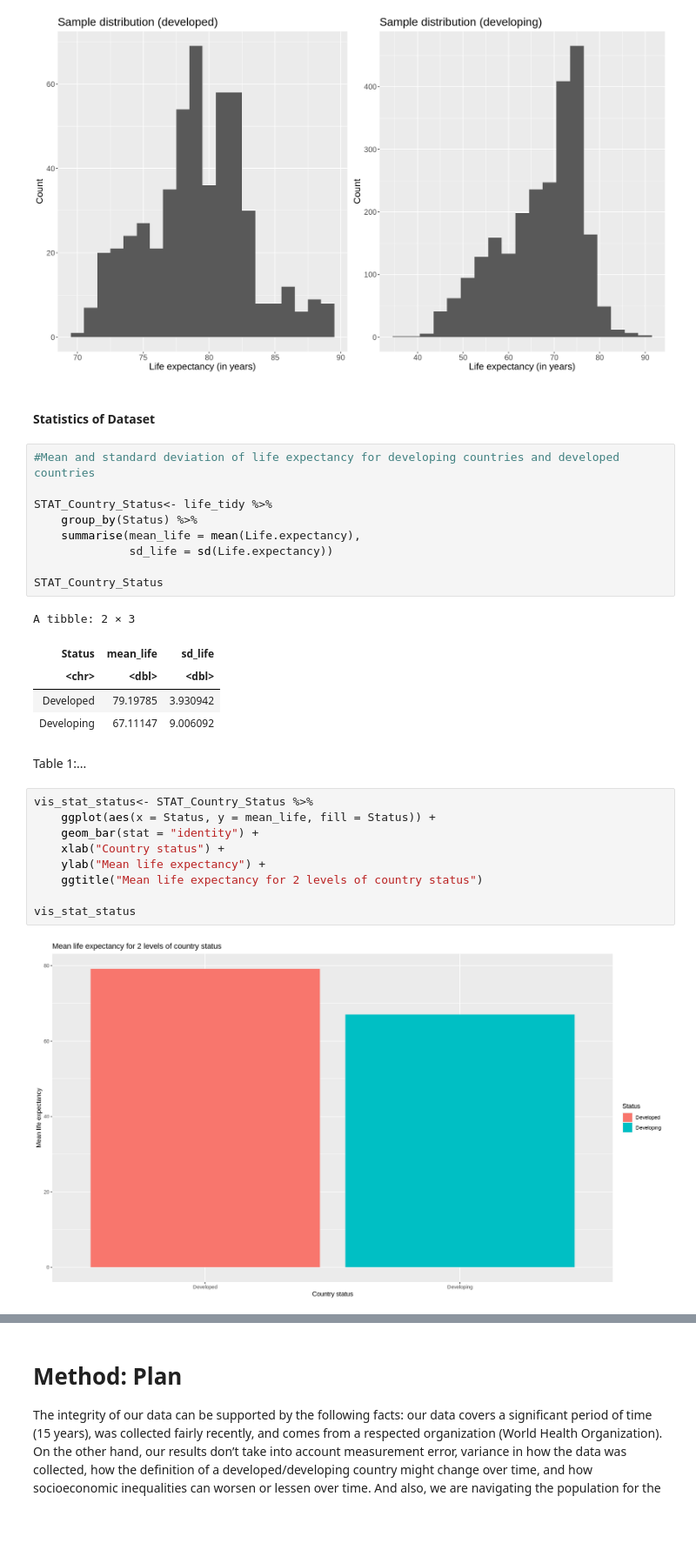
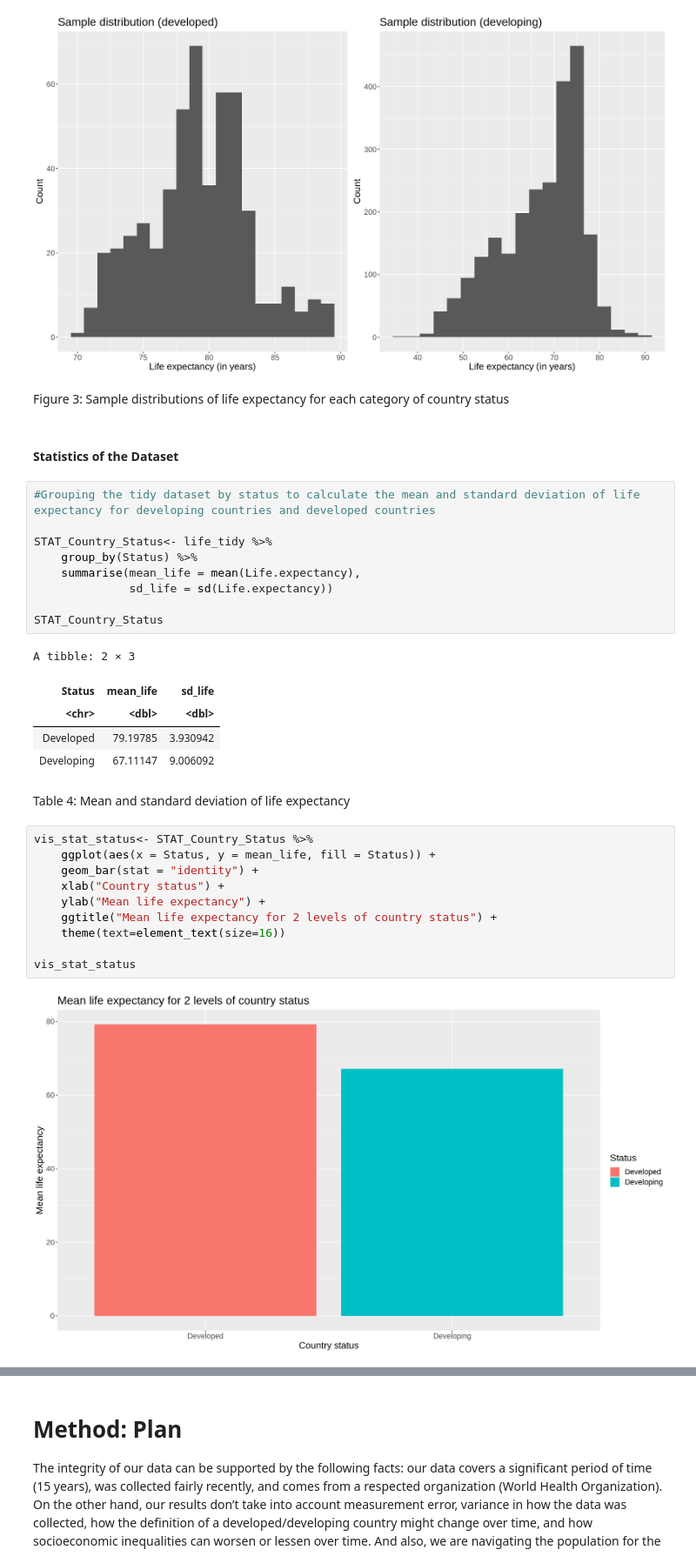
Before and after one commit to eahn01/stat201-group25, a Jupyter notebook: Final project_latest.Aug.9_7pm.ipynb, the cells around one changed output, grey strips where cells are left out. Shown at 87% size. Drawn from its saved outputs; the diff is of its cells as text; blank space fills up the shorter version.

```diff
--- a/Final project_latest.Aug.9_7pm.ipynb
+++ b/Final project_latest.Aug.9_7pm.ipynb
@@ -219,10 +227,12 @@ developing_sample_dis<-life_developing%>%
 plot_grid(developed_sample_dis,developing_sample_dis)
 # %% [output]
 [figure]
+# %% [markdown]
+Figure 3: Sample distributions of life expectancy for each category of country status
 # %% [markdown]
-#### Statistics of Dataset
+#### Statistics of the Dataset
 # %%
-#Mean and standard deviation of life expectancy for developing countries and developed countries
+#Grouping the tidy dataset by status to calculate the mean and standard deviation of life expectancy for developing countries and developed countries
 
 STAT_Country_Status<- life_tidy %>%
     group_by(Status) %>%
@@ -237,16 +247,17 @@ A tibble: 2 × 3
 | Developed | 79.19785 | 3.930942 |
 | Developing | 67.11147 | 9.006092 |
 # %% [markdown]
-Table 1:...
+Table 4: Mean and standard deviation of life expectancy
 # %%
 vis_stat_status<- STAT_Country_Status %>%
     ggplot(aes(x = Status, y = mean_life, fill = Status)) +
     geom_bar(stat = "identity") +
     xlab("Country status") +
     ylab("Mean life expectancy") +
-    ggtitle("Mean life expectancy for 2 levels of country status")
+    ggtitle("Mean life expectancy for 2 levels of country status") +
+    theme(text=element_text(size=16))
 
 vis_stat_status
 # %% [output]
-[figure, old version]
+[figure, new version]
 # %% [markdown]
```
Also changed, not shown: parts of 14 cells of this notebook.
